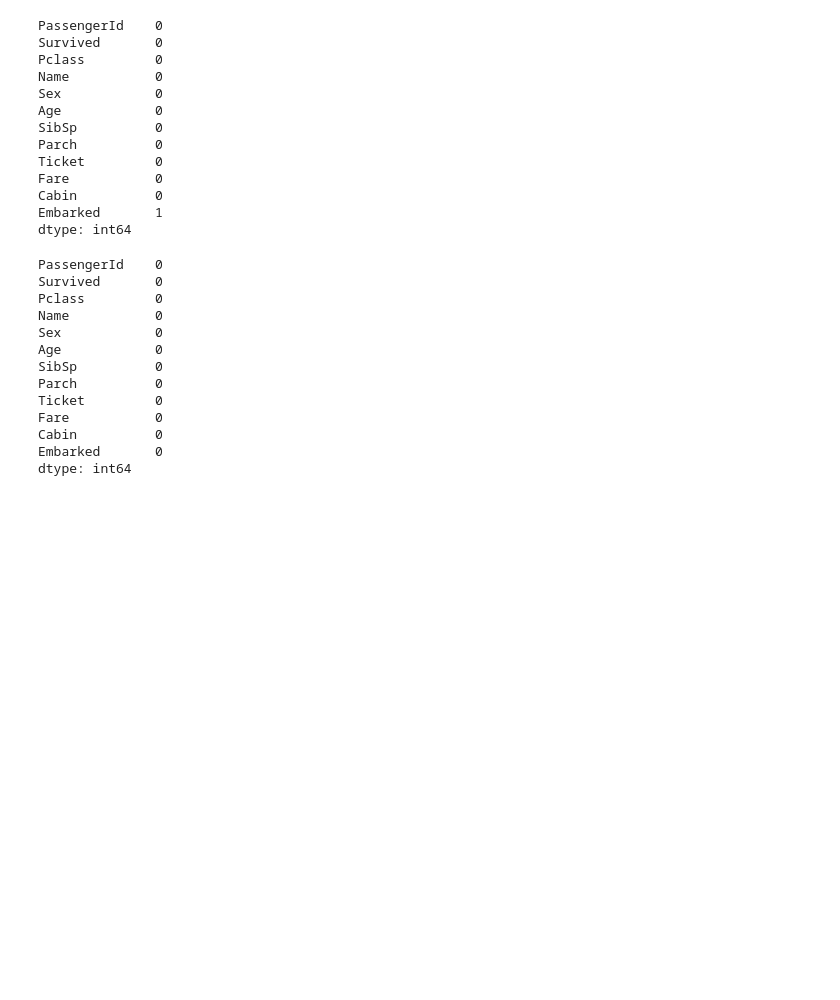
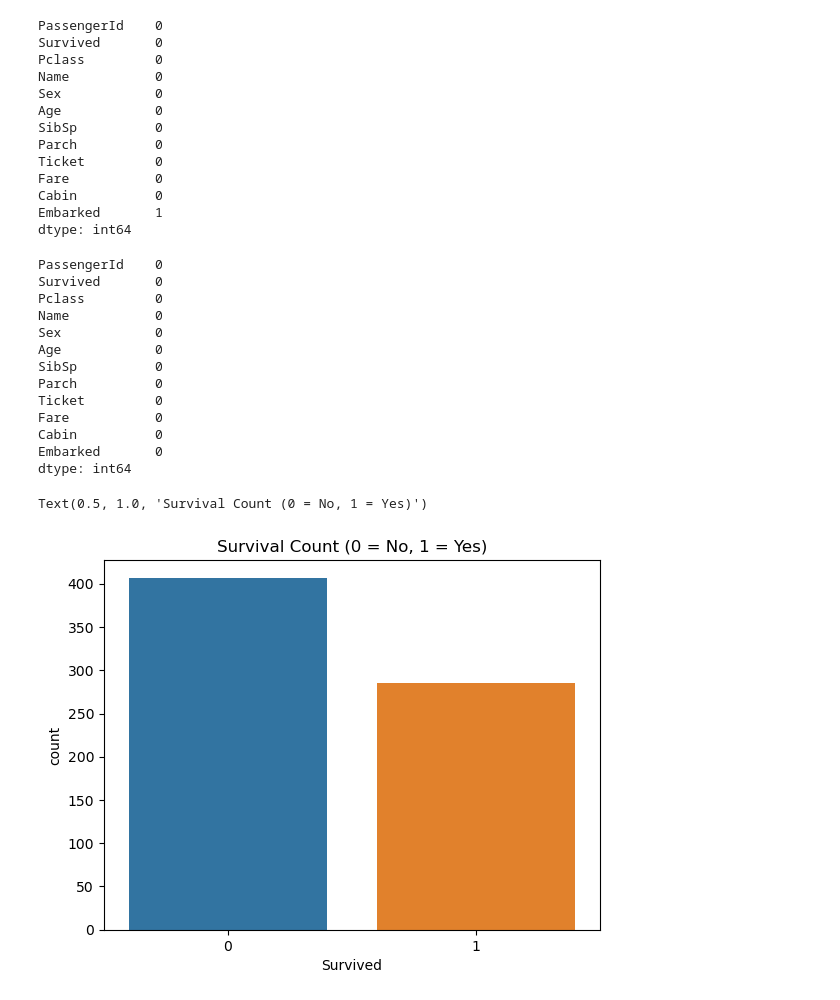
Before and after one commit to Omhacker/Titanic-Dataset-Cleaning, a Jupyter notebook: Titanic_Dataset_Data_Analysis.ipynb, the cells around one changed output. Cells and saved outputs as stored; diff of their text form; code cells hidden in the pictures; blank space fills up the shorter version.

```diff
--- a/Titanic_Dataset_Data_Analysis.ipynb
+++ b/Titanic_Dataset_Data_Analysis.ipynb
@@ -212,3 +212,9 @@ Fare           0
 Cabin          0
 Embarked       0
 dtype: int64
+# %%
+sns.countplot(x='Survived', data=df)
+plt.title('Survival Count (0 = No, 1 = Yes)')
+# %% [output]
+Text(0.5, 1.0, 'Survival Count (0 = No, 1 = Yes)')
+[figure, added]
```
Also changed, not shown: parts of 7 cells of this notebook.
